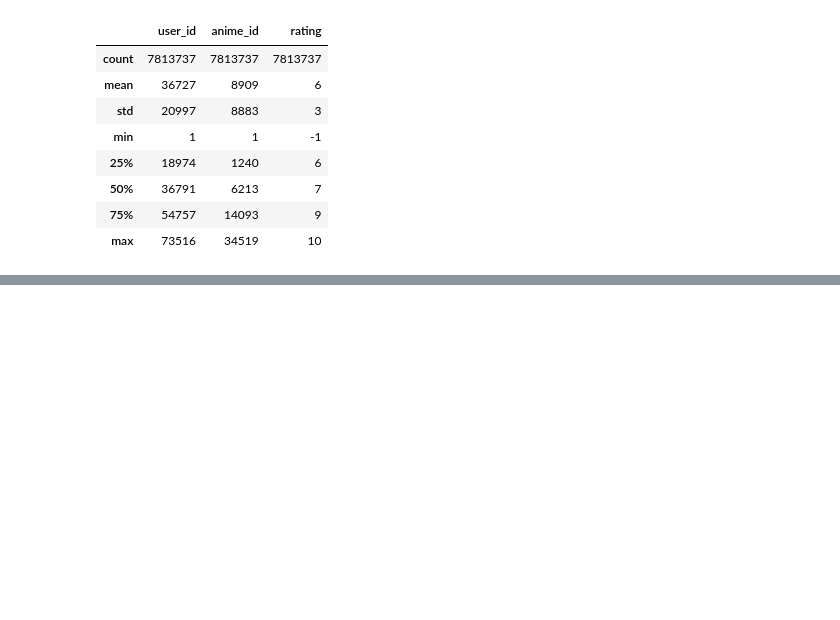
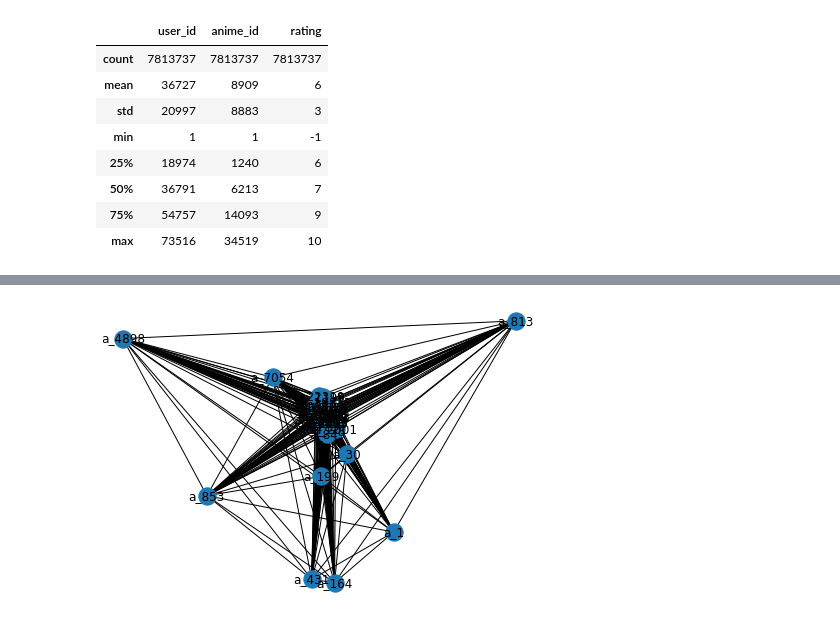
Before and after one commit to clementpiat/Anime-Recommendation, a Jupyter notebook: explore.ipynb, the cells around one changed output, grey strips where cells are left out. Cells and saved outputs as stored; diff of their text form; code cells hidden in the pictures; blank space fills up the shorter version.

```diff
--- a/explore.ipynb
+++ b/explore.ipynb
@@ -81,0 +128,4 @@ rating.describe().astype(int)
+# %%
+nx.draw_spectral(G, with_labels=True)
+# %% [output]
+[figure, added]
```
Also changed, not shown: parts of 9 cells of this notebook.
